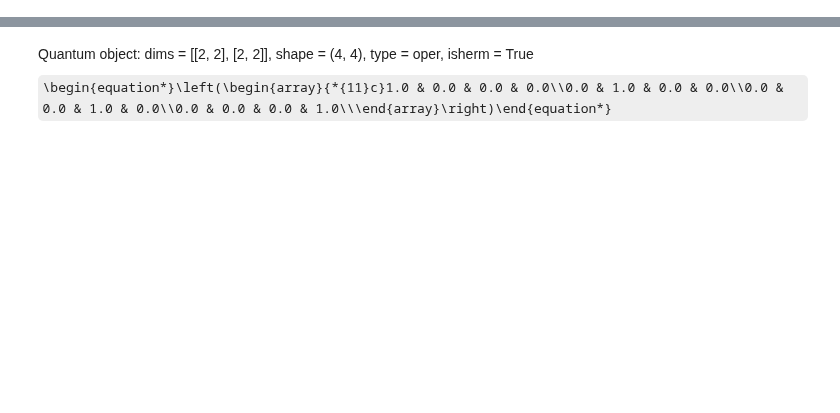
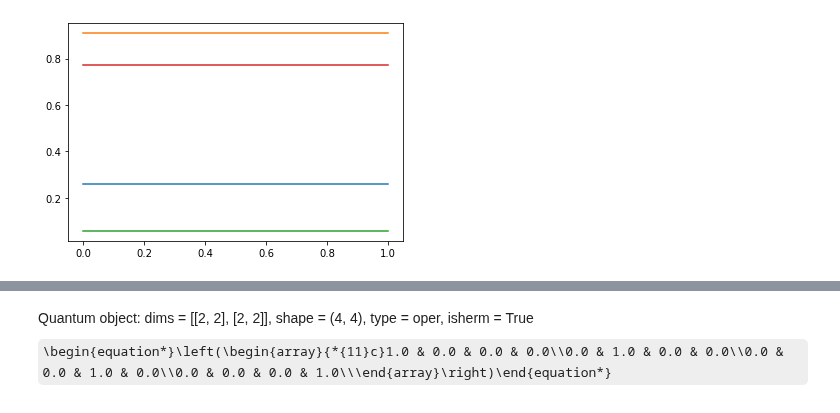
Before and after one commit to tomi-cuentitas/Spin-Chains-, a Jupyter notebook: K-evolution/K-evol.ipynb, the cells around one changed output, grey strips where cells are left out. Saved outputs shown, nothing was run; the diff lists cells and outputs as text; code cells hidden in the pictures; some formulas as TeX source; blank space fills up the shorter version.

```diff
--- a/K-evolution/K-evol.ipynb
+++ b/K-evolution/K-evol.ipynb
@@ -95,0 +47,28 @@ len(hij)
+# %%
+N = 4
+chain_type = "XXZ"
+
+sx_list = me.one_body_spin_ops(N)[1]
+sz_list = me.one_body_spin_ops(N)[3]
+
+Hamiltonian_parameters = [.15, .15, .2, 1.]
+H_H, basis = hamiltonian_and_basis_obs(N, chain_type, Hamiltonian_parameters, False)
+
+NN_correlators_x = [sx_list[i]*sx_list[i+1] + sx_list[i+1]*sx_list[i]  for i in range(3)]
+NN_correlators_x = NN_correlators_x + [sx_list[3]*sx_list[0]+sx_list[0]*sx_list[3]]
+
+#ground_state_corr = [one_body_biglist[3][0] * one_body_biglist[3][j] for j in range(1,N)]
+Mz = [sum(sz_list[i] for i in range(N))]
+
+max_ent_basis = NN_correlators_x + Mz
+
+coeff_list_t0 = [np.random.rand() for i in range(len(max_ent_basis))]
+rho0 = (sum(np.pi * coeff_list_t0[i] * max_ent_basis[i] for i in range(len(max_ent_basis)))).expm()
+rho0 = rho0/rho0.tr()
+
+if me.is_density_op(rho0):
+    pass
+else:
+    sys.exit("Not a density operator")
+
+hij_tensor = H_ij_matrix(max_ent_basis, rho0)
@@ -95,0 +88,19 @@ len(hij)
+# %%
+def dPhi_vector_dt(t, Phi_vector):
+    phi1, phi2, phi3, phi4, phi5 = Phi_vector
+    return [hij_tensor[0][0] * phi1 + hij_tensor[0][1] * phi2 + hij_tensor[0][2] * phi3 + hij_tensor[0][3] * phi4 + hij_tensor[0][4] * phi5,
+            hij_tensor[1][0] * phi1 + hij_tensor[1][1] * phi2 + hij_tensor[1][2] * phi3 + hij_tensor[1][3] * phi4 + hij_tensor[1][4] * phi5,
+            hij_tensor[2][0] * phi1 + hij_tensor[2][1] * phi2 + hij_tensor[2][2] * phi3 + hij_tensor[2][3] * phi4 + hij_tensor[2][4] * phi5,
+            hij_tensor[3][0] * phi1 + hij_tensor[3][1] * phi2 + hij_tensor[3][2] * phi3 + hij_tensor[3][3] * phi4 + hij_tensor[3][4] * phi5,
+            hij_tensor[4][0] * phi1 + hij_tensor[4][1] * phi2 + hij_tensor[4][2] * phi3 + hij_tensor[4][3] * phi4 + hij_tensor[4][4] * phi5,
+           ]
+# %%
+from scipy.integrate import odeint
+
+x= np.linspace(0, 1, 100)
+sol = odeint(dPhi_vector_dt, y0 = coeff_list_t0, t=x, tfirst = True)
+
+for i in range(4):
+    plt.plot(x, sol.T[i])
+# %% [output]
+[figure, added]
```
Also changed, not shown: parts of 22 cells of this notebook.
